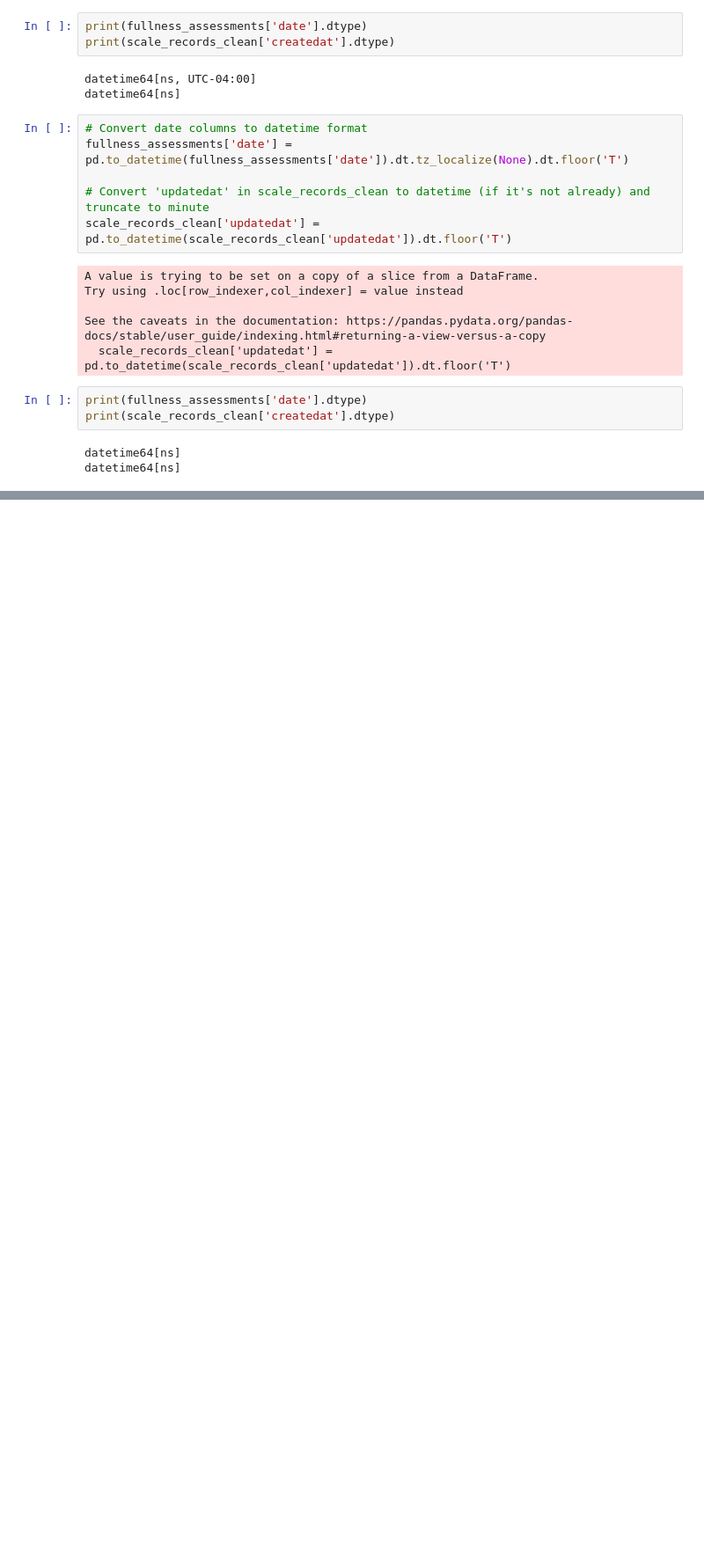
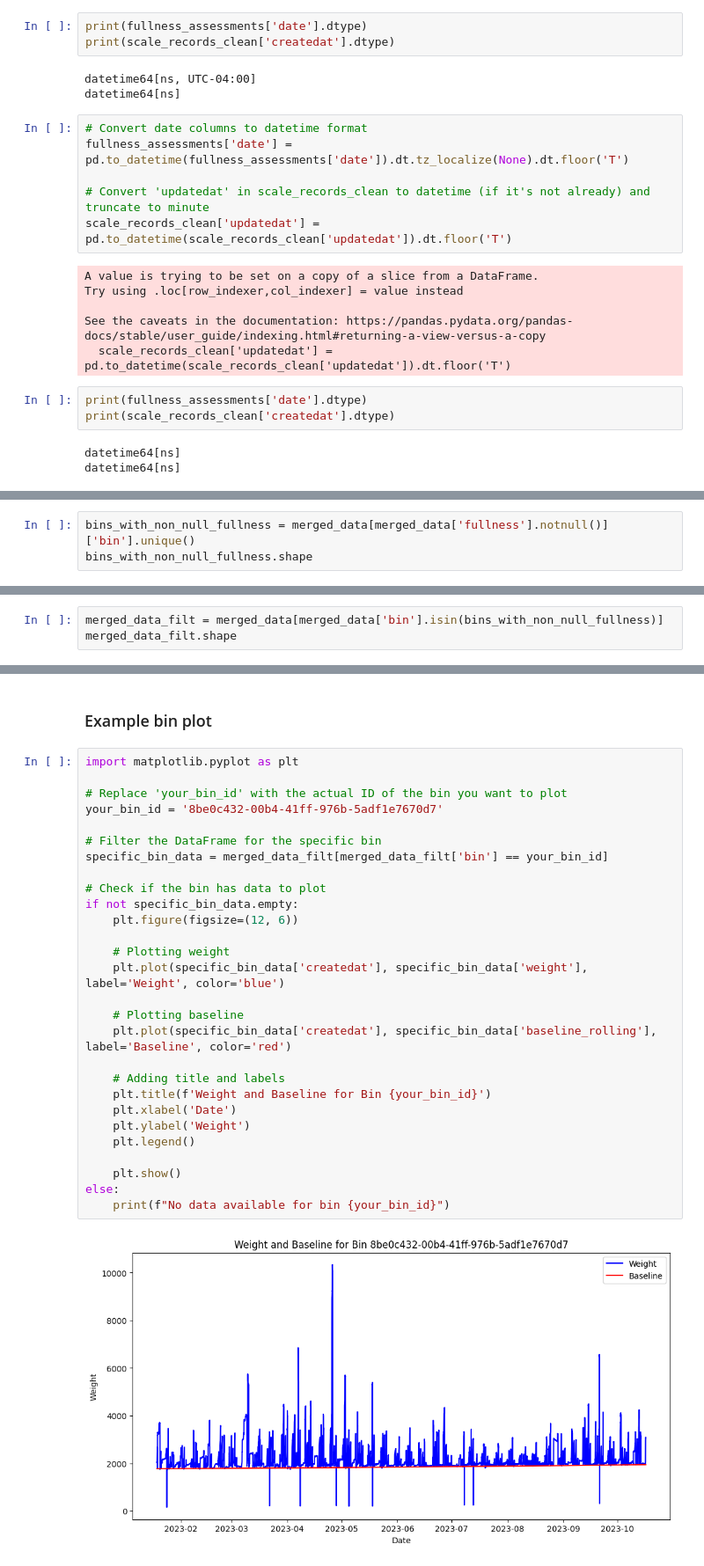
Before and after one commit to BU-Spark/ds-spare-it-scale-calib, a Jupyter notebook: fa23-team/eda.ipynb, the cells around one changed output, grey strips where cells are left out. Shown: that part at 88% size. Saved outputs shown, nothing was run; the diff lists cells and outputs as text; blank space fills up the shorter version.

```diff
--- a/fa23-team/eda.ipynb
+++ b/fa23-team/eda.ipynb
@@ -620,0 +496,3 @@ merged_data_int_2[merged_data_int_2['bin']=='5069cf4f-5953-411e-a764-0fad4e7b535
+# %%
+bins_with_non_null_fullness = merged_data[merged_data['fullness'].notnull()]['bin'].unique()
+bins_with_non_null_fullness.shape
@@ -620,0 +501,3 @@ merged_data_int_2[merged_data_int_2['bin']=='5069cf4f-5953-411e-a764-0fad4e7b535
+# %%
+merged_data_filt = merged_data[merged_data['bin'].isin(bins_with_non_null_fullness)]
+merged_data_filt.shape
@@ -620,0 +584,32 @@ merged_data_int_2[merged_data_int_2['bin']=='5069cf4f-5953-411e-a764-0fad4e7b535
+# %% [markdown]
+### Example bin plot
+# %%
+import matplotlib.pyplot as plt
+
+# Replace 'your_bin_id' with the actual ID of the bin you want to plot
+your_bin_id = '8be0c432-00b4-41ff-976b-5adf1e7670d7'
+
+# Filter the DataFrame for the specific bin
+specific_bin_data = merged_data_filt[merged_data_filt['bin'] == your_bin_id]
+
+# Check if the bin has data to plot
+if not specific_bin_data.empty:
+    plt.figure(figsize=(12, 6))
+
+    # Plotting weight
+    plt.plot(specific_bin_data['createdat'], specific_bin_data['weight'], label='Weight', color='blue')
+
+    # Plotting baseline
+    plt.plot(specific_bin_data['createdat'], specific_bin_data['baseline_rolling'], label='Baseline', color='red')
+
+    # Adding title and labels
+    plt.title(f'Weight and Baseline for Bin {your_bin_id}')
+    plt.xlabel('Date')
+    plt.ylabel('Weight')
+    plt.legend()
+
+    plt.show()
+else:
+    print(f"No data available for bin {your_bin_id}")
+# %% [output]
+[figure, added]
```
Also changed, not shown: parts of 31 cells of this notebook.
